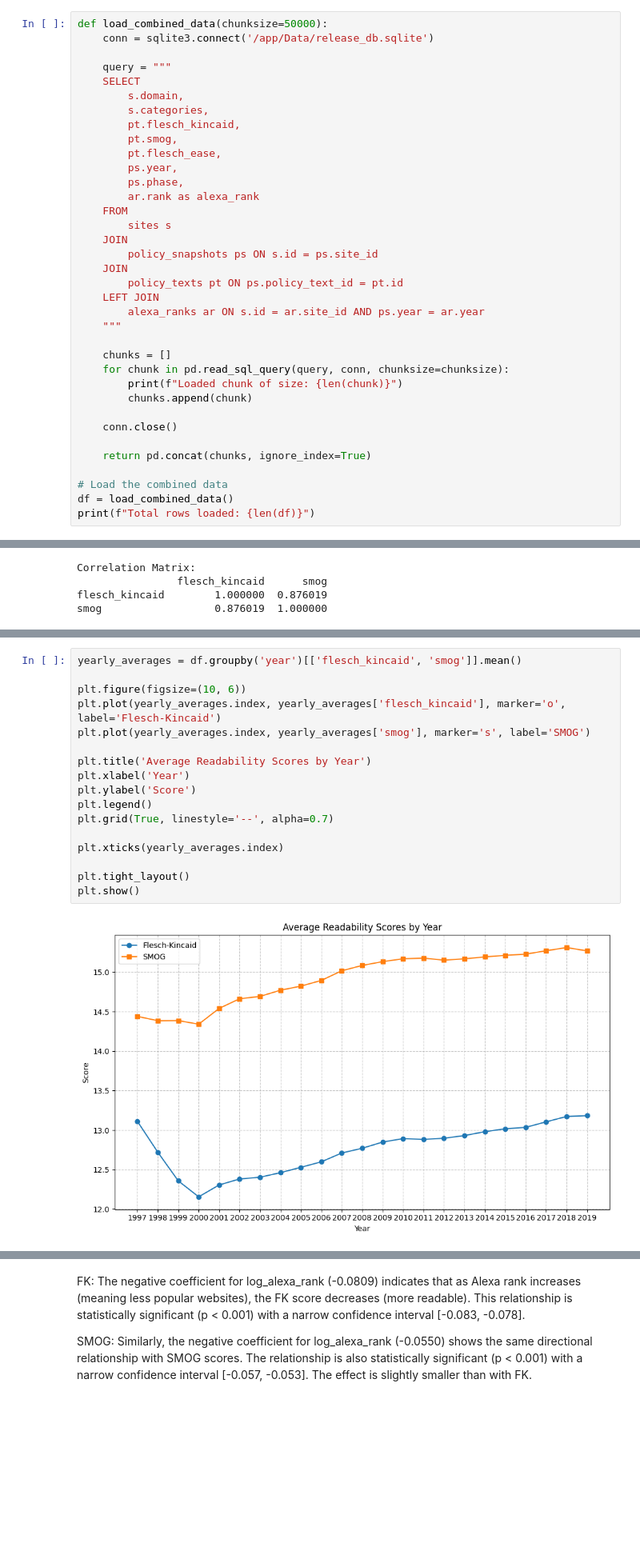
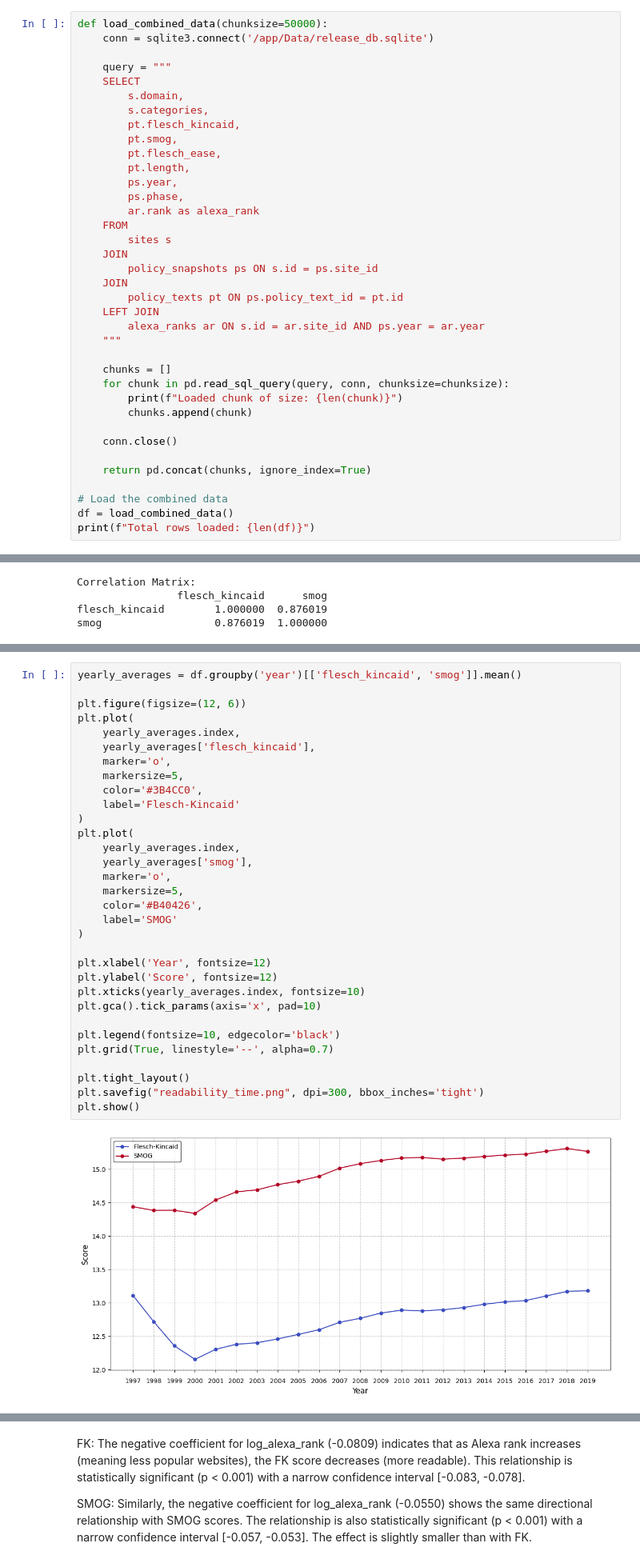
Before and after one commit to hanaanr/privacyPolicies, a Jupyter notebook: Scripts/trials_2.ipynb, the cells around one changed output, grey strips where cells are left out. Shown at 80% size. Cells and saved outputs as stored; diff of their text form; blank space fills up the shorter version.

```diff
--- a/Scripts/trials_2.ipynb
+++ b/Scripts/trials_2.ipynb
@@ -124,6 +68,7 @@ def load_combined_data(chunksize=50000):
         pt.flesch_kincaid,
         pt.smog,
         pt.flesch_ease,
+        pt.length,
         ps.year,
         ps.phase,
         ar.rank as alexa_rank
@@ -210,22 +272,37 @@ smog                  0.876019  1.000000
 # %%
 yearly_averages = df.groupby('year')[['flesch_kincaid', 'smog']].mean()
 
-plt.figure(figsize=(10, 6))
-plt.plot(yearly_averages.index, yearly_averages['flesch_kincaid'], marker='o', label='Flesch-Kincaid')
-plt.plot(yearly_averages.index, yearly_averages['smog'], marker='s', label='SMOG')
+plt.figure(figsize=(12, 6))
+plt.plot(
+    yearly_averages.index,
+    yearly_averages['flesch_kincaid'],
+    marker='o',
+    markersize=5,
+    color='#3B4CC0',
+    label='Flesch-Kincaid'
+)
+plt.plot(
+    yearly_averages.index,
+    yearly_averages['smog'],
+    marker='o',
+    markersize=5,
+    color='#B40426',
+    label='SMOG'
+)
 
-plt.title('Average Readability Scores by Year')
-plt.xlabel('Year')
-plt.ylabel('Score')
-plt.legend()
+plt.xlabel('Year', fontsize=12)
+plt.ylabel('Score', fontsize=12)
+plt.xticks(yearly_averages.index, fontsize=10)
+plt.gca().tick_params(axis='x', pad=10)
+
+plt.legend(fontsize=10, edgecolor='black')
 plt.grid(True, linestyle='--', alpha=0.7)
 
-plt.xticks(yearly_averages.index)
-
 plt.tight_layout()
+plt.savefig("readability_time.png", dpi=300, bbox_inches='tight')
 plt.show()
 # %% [output]
-[figure, old version]
+[figure, new version]
 # %%
 yearly_averages_reset = yearly_averages.reset_index()
 
```
Also changed, not shown: parts of 53 cells of this notebook, 21 other files.
